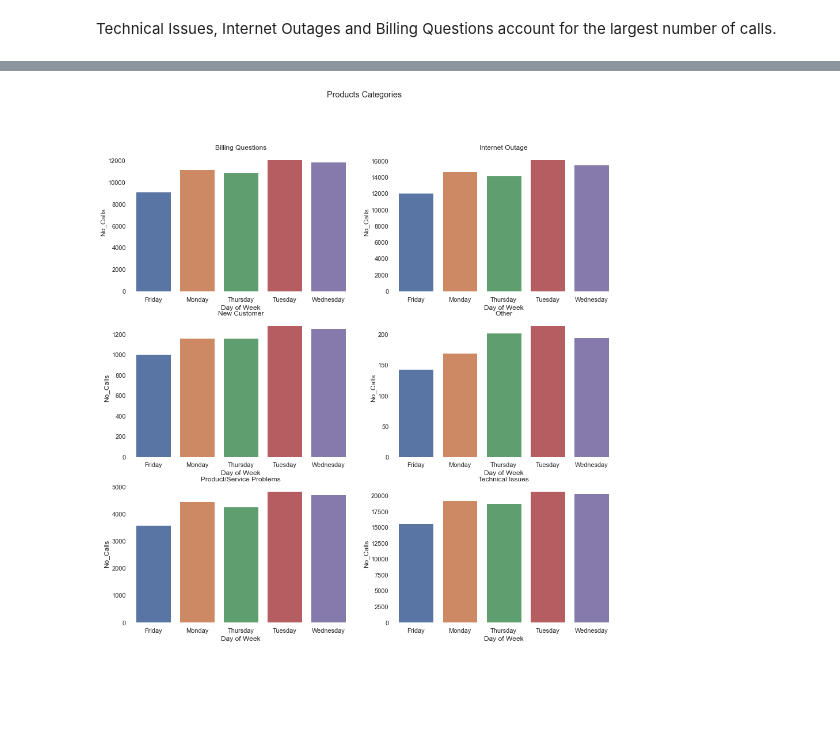
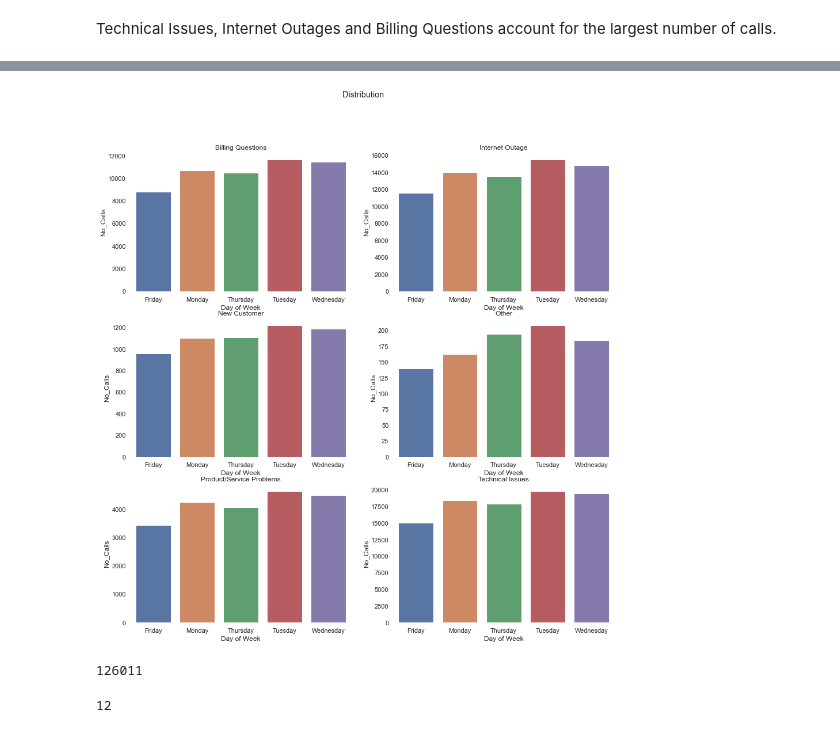
Before and after one commit to diana-kungu/RWDF, a Jupyter notebook: Call Center Operations Analytics/call_center.ipynb, the cells around one changed output, grey strips where cells are left out. Saved outputs shown, nothing was run; the diff lists cells and outputs as text; code cells hidden in the pictures; blank space fills up the shorter version.

```diff
--- a/Call Center Operations Analytics/call_center.ipynb
+++ b/Call Center Operations Analytics/call_center.ipynb
@@ -55,3 +65,6 @@ df.head(3)
 | 0 | N | Anabel Grebert | Other | 3800023 | 2021-11-30 09:46:00 | Billing Questions | Anderson, Schoen and Pfannerstill | ... |
 | 1 | N | Anabel Grebert | Other | 3796097 | 2021-11-29 08:21:00 | Billing Questions | Anderson, Schoen and Pfannerstill | ... |
 | 2 | N | Anabel Grebert | Other | 3772171 | 2021-11-18 10:20:00 | Billing Questions | Anderson, Schoen and Pfannerstill | ... |
+# %%
+#Duplicated Call #
+df.drop_duplicates(keep='first', inplace= True)
@@ -58,3 +73,5 @@ df.head(3)
+# %%
+df.drop_duplicates('Call #', keep='first', inplace= True)
 # %% [markdown]
 #### Call Reasons
 1. Frequency of call by reasons
@@ -117,19 +122,19 @@ df_day_distribution
 # %%
 figure, axis = plt.subplots(3, 2,figsize=(15, 15), facecolor='w', edgecolor='k')
 
 a = 3 #rows
 b = 2 # columns
 c = 1 # subplot iterator
 
 for i in df_day_distribution['Call Reason'].unique():
     plt.subplot(a, b, c)
     plt.title(f'{i}')
     plt.xlabel(i)
-    plt.suptitle('Products Categories')
+    plt.suptitle('Distribution ')
     plt.ylabel('')
     #cmap = sns.diverging_palette(220, 20, as_cmap=True)
     sns.barplot(x = 'Day of Week', y = 'No_Calls', data = df_day_distribution[df_day_distribution['Call Reason'] == i])
     sns.despine(bottom = True, left = True)
     c = c + 1
 # %% [output]
-[figure, old version]
+[figure, new version]
@@ -135,0 +145,11 @@ for i in df_day_distribution['Call Reason'].unique():
+# %%
+#Total Incoming call in 2021
+len(df[df['Year'] ==2021])
+# %% [output]
+126011
+# %%
+#No. of Agents
+df[df['Year'] ==2021]['Agent'].nunique()
+df['Customer'].nunique()
+# %% [output]
+12
```
Also changed, not shown: parts of 7 cells of this notebook.
